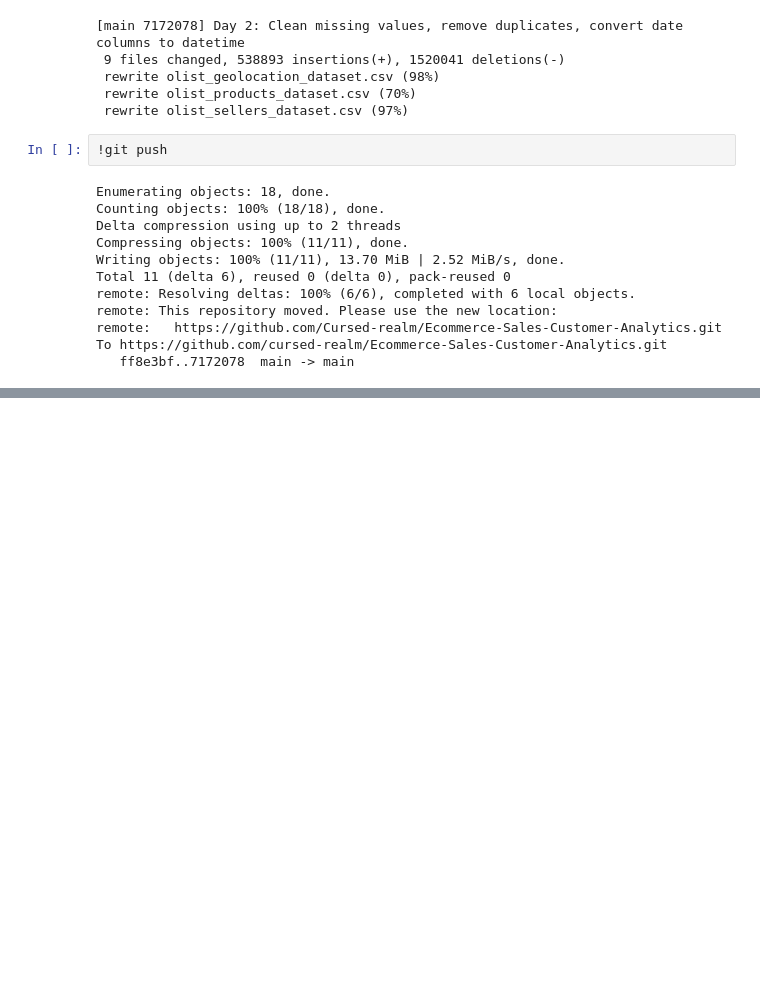
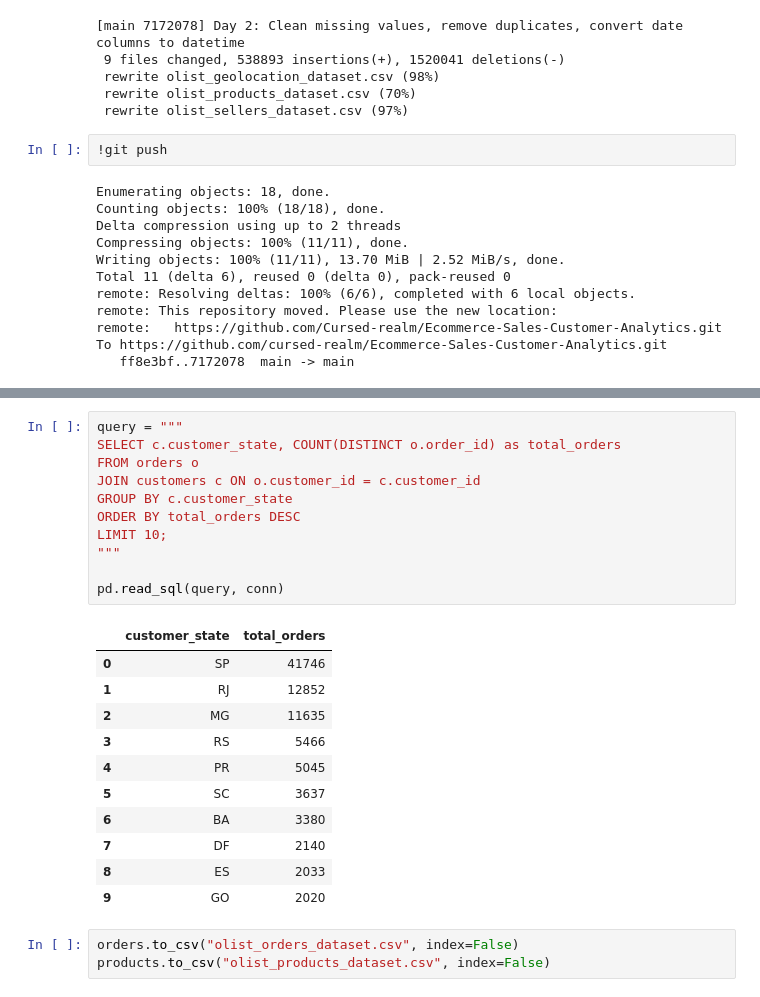
Before and after one commit to Cursed-realm/Ecommerce-Sales-Customer-Analytics, a Jupyter notebook: Ecommerce_Sales_Customer_Analytics.ipynb, the cells around one changed output, grey strips where cells are left out. Cells and saved outputs as stored; diff of their text form; blank space fills up the shorter version.

```diff
--- a/Ecommerce_Sales_Customer_Analytics.ipynb
+++ b/Ecommerce_Sales_Customer_Analytics.ipynb
@@ -470,0 +672,26 @@ To https://github.com/cursed-realm/Ecommerce-Sales-Customer-Analytics.git
+# %%
+query = """
+SELECT c.customer_state, COUNT(DISTINCT o.order_id) as total_orders
+FROM orders o
+JOIN customers c ON o.customer_id = c.customer_id
+GROUP BY c.customer_state
+ORDER BY total_orders DESC
+LIMIT 10;
+"""
+
+pd.read_sql(query, conn)
+# %% [output]
+|  | customer_state | total_orders |
+| 0 | SP | 41746 |
+| 1 | RJ | 12852 |
+| 2 | MG | 11635 |
+| 3 | RS | 5466 |
+| 4 | PR | 5045 |
+| 5 | SC | 3637 |
+| 6 | BA | 3380 |
+| 7 | DF | 2140 |
+| 8 | ES | 2033 |
+| 9 | GO | 2020 |
+# %%
+orders.to_csv("olist_orders_dataset.csv", index=False)
+products.to_csv("olist_products_dataset.csv", index=False)
```
Also changed, not shown: parts of 18 cells of this notebook.
